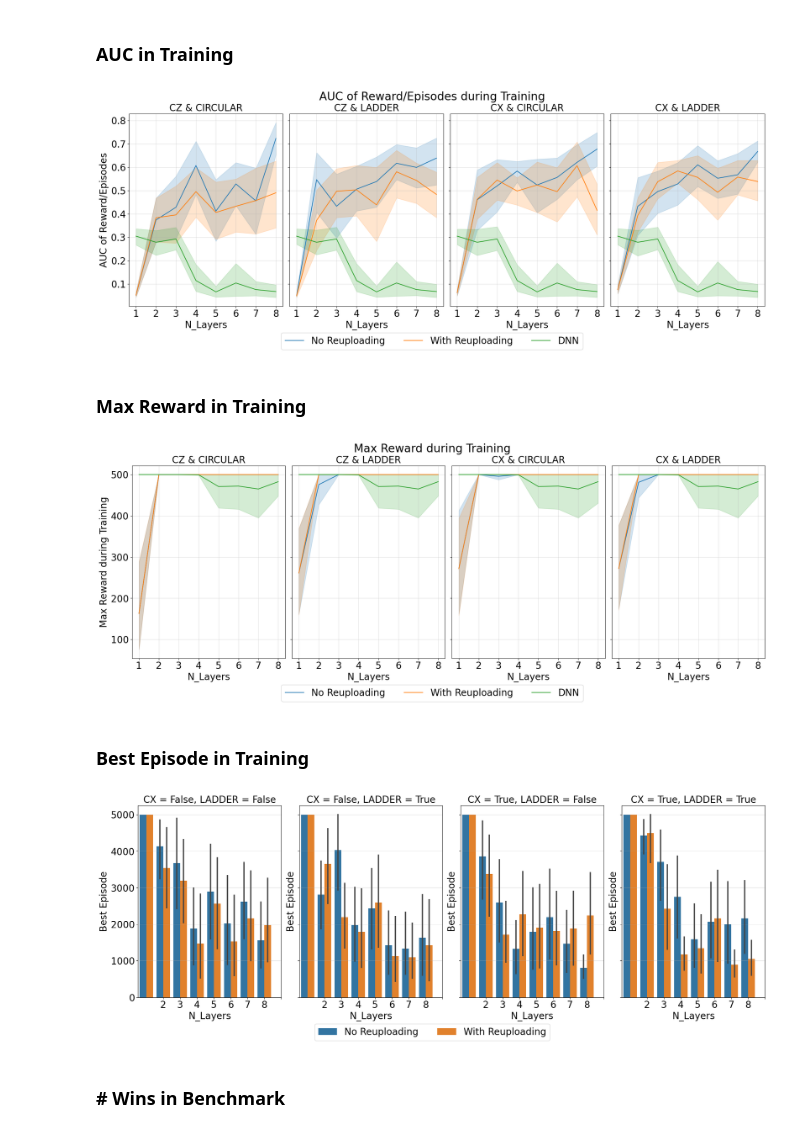
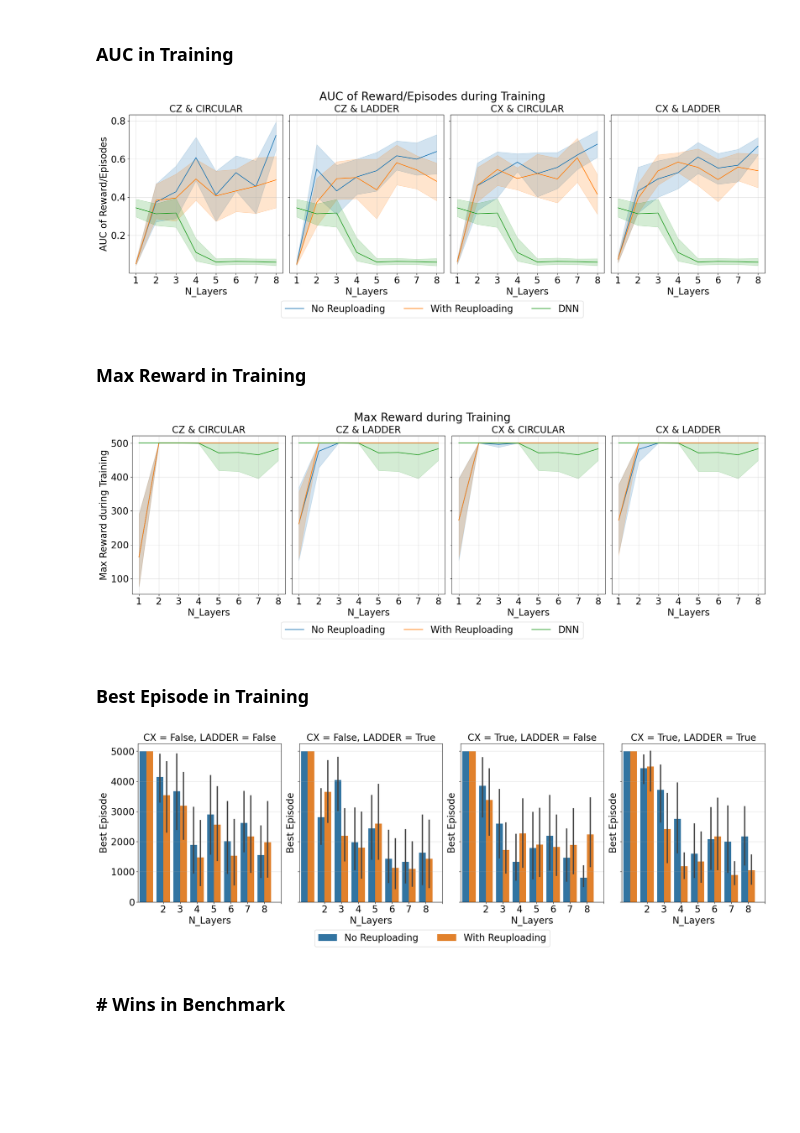
Before and after one commit to mcpeixoto/ReinforcementQML, a Jupyter notebook: plot.ipynb, the cells around one changed output. Saved outputs shown, nothing was run; the diff lists cells and outputs as text; code cells hidden in the pictures; blank space fills up the shorter version.

Commit message:
adjusted  plots

```diff
--- a/plot.ipynb
+++ b/plot.ipynb
@@ -192,7 +192,7 @@ See the caveats in the documentation: https://pandas.pydata.org/pandas-docs/stab
 # %% [markdown]
 ### AUC in Training
 # %%
-fig, ax = plt.subplots(1, 4, figsize=(20, 7), sharey=True)
+fig, ax = plt.subplots(1, 4, figsize=(20, 6), sharey=True)
 
 palette = {0: "C0", 1: "C1"}
 
@@ -243,40 +243,40 @@ for cx in range(2):
         elif bool(cx) and not bool(ladder):
             ax_.set_title("CX & CIRCULAR", fontsize=BIGGER_SIZE)
         elif not bool(cx) and bool(ladder):
             ax_.set_title("CZ & LADDER", fontsize=BIGGER_SIZE)
         else:
             ax_.set_title("CZ & CIRCULAR", fontsize=BIGGER_SIZE)
 
         ax_.set_xlabel("N_Layers", fontsize=MEDIUM_SIZE)
         ax_.set_ylabel("AUC of Reward/Episodes", fontsize=MEDIUM_SIZE)
         ax_.legend(fontsize=LEGEND_SIZE)
         ax_.tick_params(axis="both", which="major", labelsize=TICK_SIZE)
 
 lines_labels = [ax.get_legend_handles_labels() for ax in fig.axes[:1]]
 lines, labels = [sum(lol, []) for lol in zip(*lines_labels)]
 
 
 labels = ["No Reuploading", "With Reuploading", "DNN"]
-fig.legend(lines, labels, loc="lower center", ncol=3, fontsize=LEGEND_SIZE, bbox_to_anchor=(0.5, -0.08))
+fig.legend(lines, labels, loc="lower center", ncol=3, fontsize=LEGEND_SIZE, bbox_to_anchor=(0.5, -0.1))
 
 # Remove all legends
 for ax in fig.axes:
     if ax.get_legend() is not None:
         ax.get_legend().remove()
 
 fig.tight_layout()
 
 # Add title
-fig.suptitle("AUC of Reward/Episodes during Training", fontsize=BIGGER_SIZE+4, y=1.03)
+fig.suptitle("AUC of Reward/Episodes during Training", fontsize=BIGGER_SIZE+4, y=1.04)
 
 # Save
 fig.savefig(join(FIGURES_DIR, "AUC_RewEp.pdf"), bbox_inches="tight")
 # %% [output]
-[figure, old version]
+[figure, new version]
 # %% [markdown]
 ### Max Reward in Training
 # %%
-fig, ax = plt.subplots(1, 4, figsize=(20, 7), sharey=True)
+fig, ax = plt.subplots(1, 4, figsize=(20, 6), sharey=True)
 
 palette = {0: "C0", 1: "C1"}
 
@@ -341,7 +341,7 @@ lines, labels = [sum(lol, []) for lol in zip(*lines_labels)]
 
 
 labels = ["No Reuploading", "With Reuploading", "DNN"]
-fig.legend(lines, labels, loc="lower center", ncol=3, fontsize=LEGEND_SIZE, bbox_to_anchor=(0.5, -0.08))
+fig.legend(lines, labels, loc="lower center", ncol=3, fontsize=LEGEND_SIZE, bbox_to_anchor=(0.5, -0.1))
 
 # Remove all legends
 for ax in fig.axes:
@@ -351,16 +351,16 @@ for ax in fig.axes:
 fig.tight_layout()
 
 # Add title
-fig.suptitle("Max Reward during Training", fontsize=BIGGER_SIZE+4, y=1.03)
+fig.suptitle("Max Reward during Training", fontsize=BIGGER_SIZE+4, y=1.04)
 
 # Save
 fig.savefig(join(FIGURES_DIR, "AUC_RewEp.pdf"), bbox_inches="tight")
 # %% [output]
-[figure, old version]
+[figure, new version]
 # %% [markdown]
 ### Best Episode in Training
 # %%
-fig, ax = plt.subplots(1, 4, figsize=(20, 7), sharey=True)
+fig, ax = plt.subplots(1, 4, figsize=(20, 6), sharey=True)
 
 palette = {0: "C0", 1: "C1", 2: "C2"}
 
@@ -398,7 +398,7 @@ lines, labels = [sum(lol, []) for lol in zip(*lines_labels)]
 
 
 labels = ["No Reuploading", "With Reuploading", "DNN"]
-fig.legend(lines, labels, loc="lower center", ncol=3, fontsize=LEGEND_SIZE, bbox_to_anchor=(0.5, -0.08))
+fig.legend(lines, labels, loc="lower center", ncol=3, fontsize=LEGEND_SIZE, bbox_to_anchor=(0.5, -0.1))
 
 # Remove all legends
 for ax in fig.axes:
@@ -408,7 +408,7 @@ for ax in fig.axes:
 fig.tight_layout()
 fig.savefig(join(FIGURES_DIR, "BestEp.pdf"), bbox_inches="tight")
 # %% [output]
-[figure, old version]
+[figure, new version]
 # %% [markdown]
 ### \# Wins in Benchmark
 # %%
```
Also changed, not shown: parts of 4 cells of this notebook.
